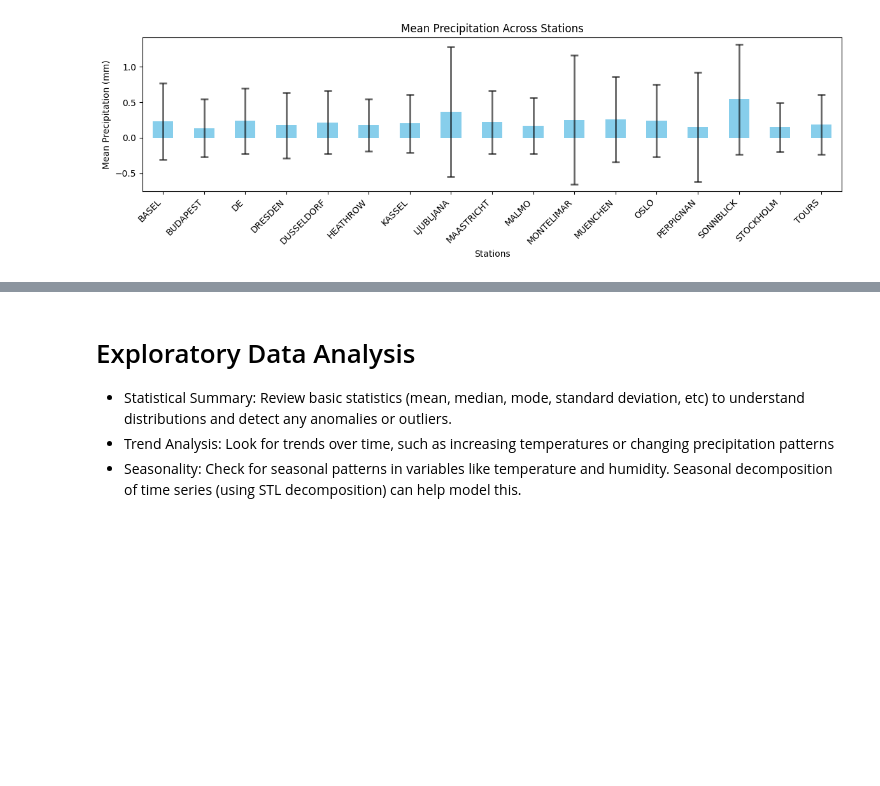
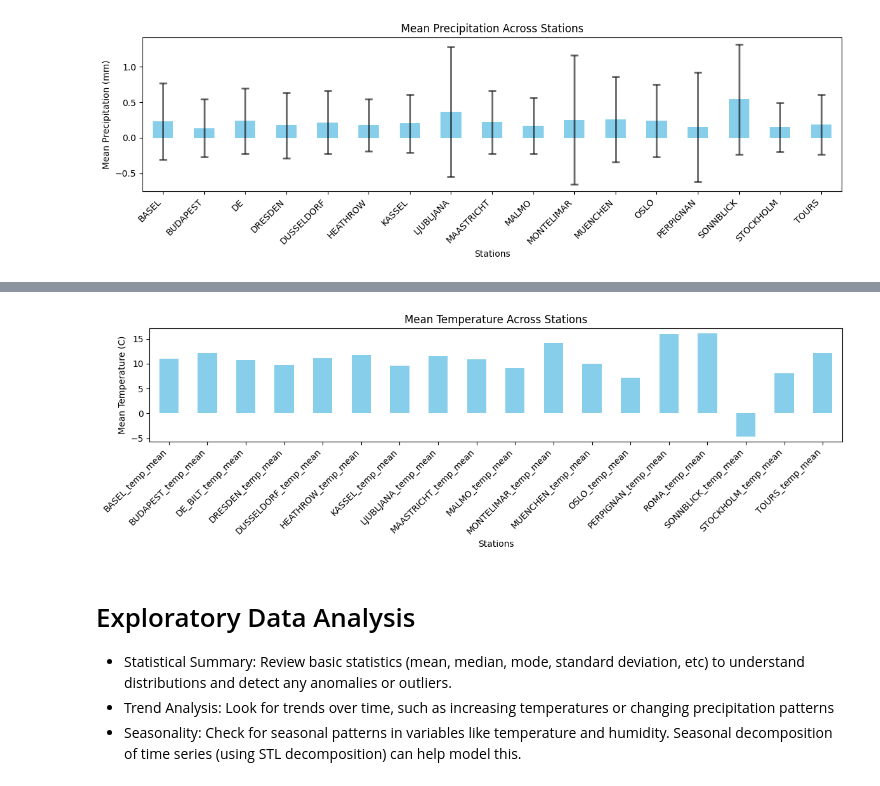
Before and after one commit to ImHungry48/WeatherAnalysis, a Jupyter notebook: WeatherDataAnalysis.ipynb, the cells around one changed output, grey strips where cells are left out. Drawn from its saved outputs; the diff is of its cells as text; code cells hidden in the pictures; blank space fills up the shorter version.

```diff
--- a/WeatherDataAnalysis.ipynb
+++ b/WeatherDataAnalysis.ipynb
@@ -134,3 +198,22 @@ plt.show()
+# %%
+# Plotting the data
+plt.figure(figsize=(12, 4))  # Adjust figure size to ensure labels fit well
+ax = results_df['temp_mean'].iloc[0].plot(kind='bar', color='skyblue')
+ax.set_title('Mean Temperature Across Stations')
+ax.set_ylabel('Mean Temperature (C)')
+ax.set_xlabel('Stations')
+
+# Rotate labels to prevent overlap
+plt.xticks(rotation=45, ha='right')  # Rotate labels slightly and align right for better fit
+
+# Adjust font size
+plt.xticks(fontsize=10)
+plt.yticks(fontsize=10)
+
+plt.tight_layout() # Enhance readability
+plt.show()
+# %% [output]
+[figure, added]
 # %% [markdown]
 # Exploratory Data Analysis
 - Statistical Summary: Review basic statistics (mean, median, mode, standard deviation, etc) to understand distributions and detect any anomalies or outliers.
```
Also changed, not shown: parts of 10 cells of this notebook.
